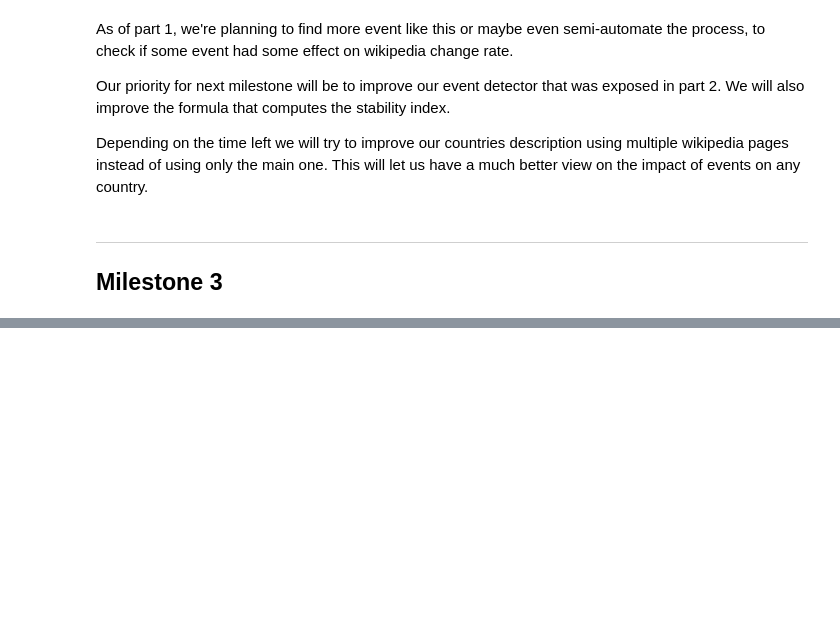
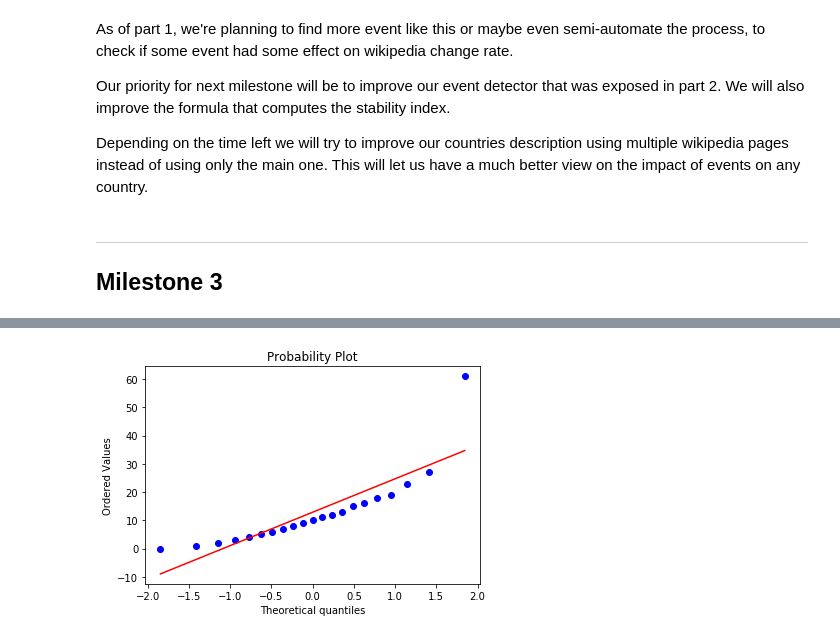
Before and after one commit to Amaumaury/ada-2017, a Jupyter notebook: project/Milestone2.ipynb, the cells around one changed output, grey strips where cells are left out. Saved outputs shown, nothing was run; the diff lists cells and outputs as text; code cells hidden in the pictures; blank space fills up the shorter version.

```diff
--- a/project/Milestone2.ipynb
+++ b/project/Milestone2.ipynb
@@ -538,0 +601,6 @@ ukraine_edits_dates = list(map(lambda revision: revision['timestamp'], response)
+# %%
+measurements = np.random.exponential(scale=france_lambda_hat, size=1000)
+stats.probplot(fr_timeframes_value, dist="norm", plot=pylab)
+pylab.show()
+# %% [output]
+[figure, added]
```
Also changed, not shown: parts of 64 cells of this notebook, 1 other file.
